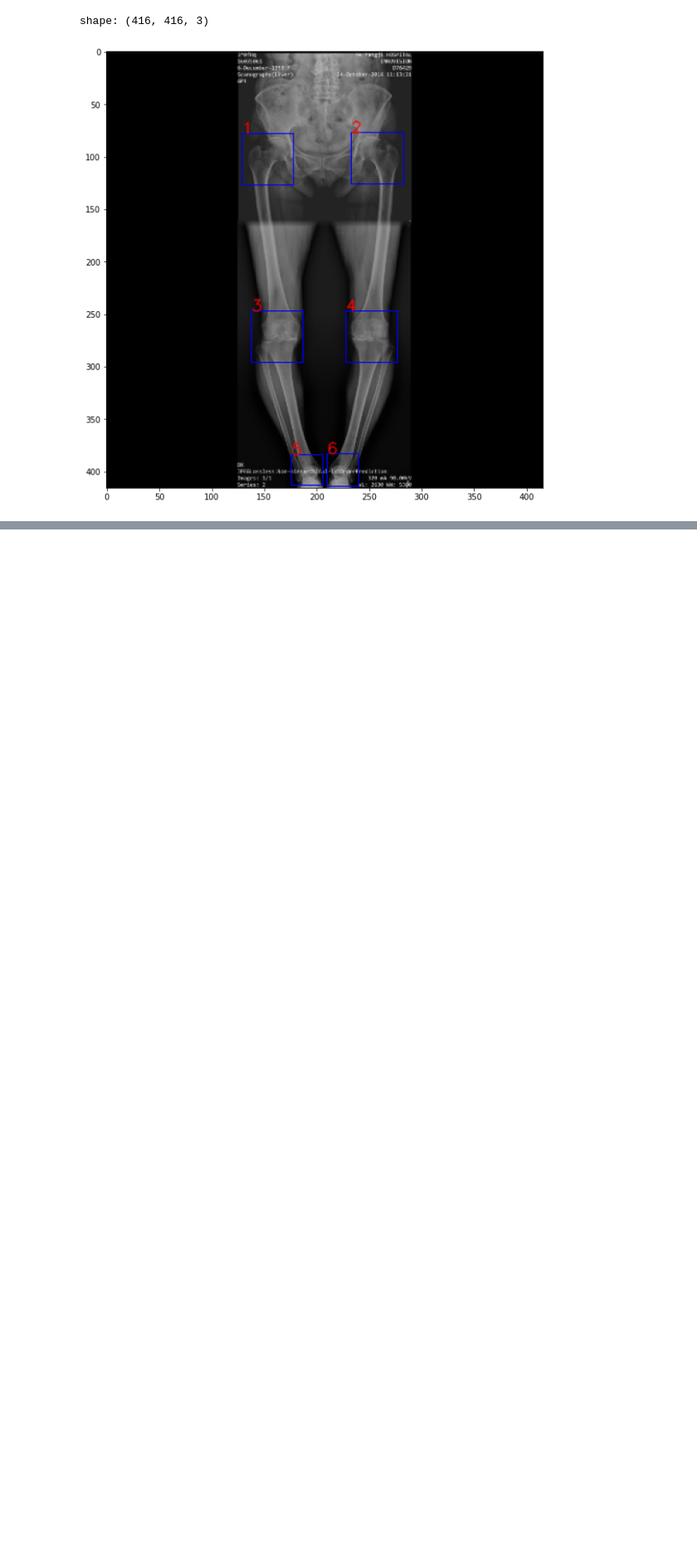
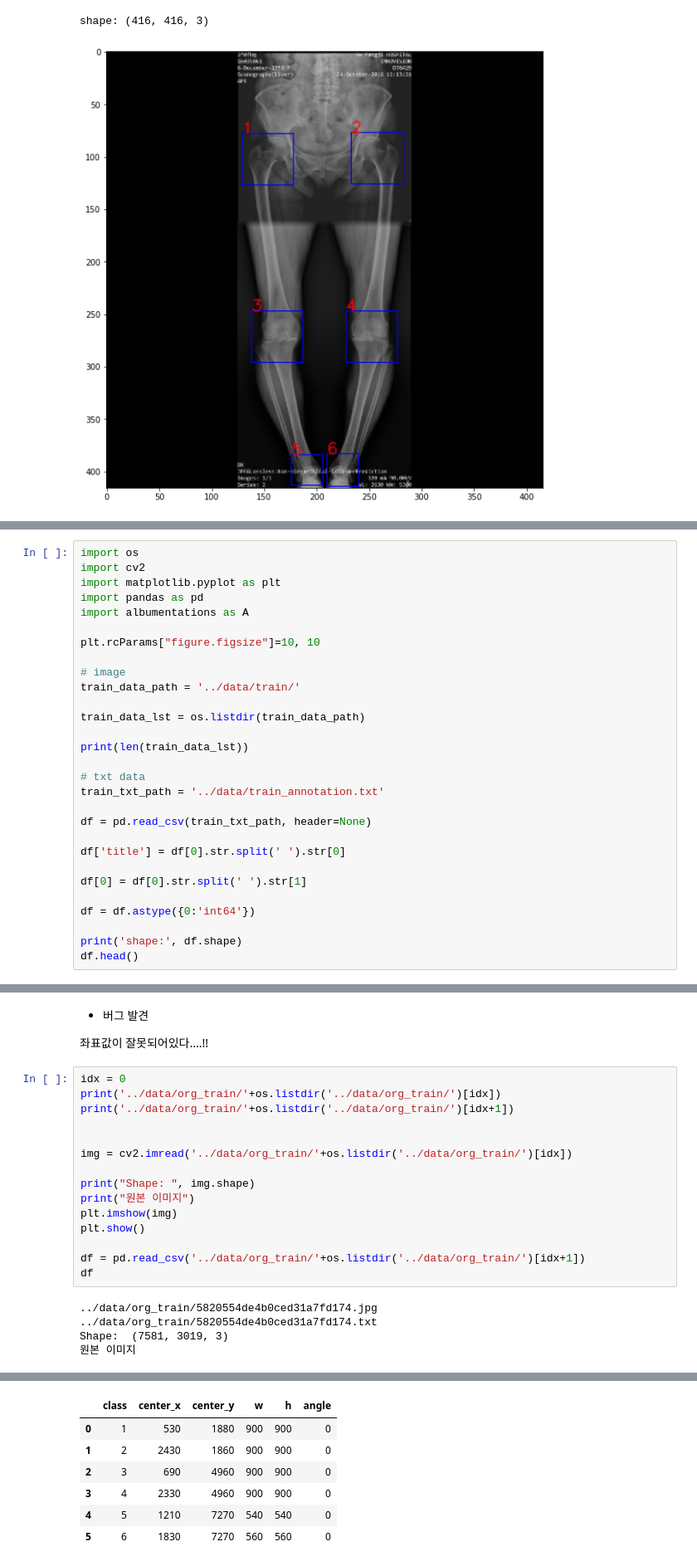
Before and after one commit to Lagom92/cnn_tutorial, a Jupyter notebook: 4. Detection yolo/EDA/resize_imgs_and_anno.ipynb, the cells around one changed output, grey strips where cells are left out. Shown at 83% size. Cells and saved outputs as stored; diff of their text form; blank space fills up the shorter version.

```diff
--- a/4. Detection yolo/EDA/resize_imgs_and_anno.ipynb
+++ b/4. Detection yolo/EDA/resize_imgs_and_anno.ipynb
@@ -375,0 +380,29 @@ shape: (416, 416, 3)
+# %%
+import os
+import cv2
+import matplotlib.pyplot as plt
+import pandas as pd
+import albumentations as A
+
+plt.rcParams["figure.figsize"]=10, 10
+
+# image
+train_data_path = '../data/train/'
+
+train_data_lst = os.listdir(train_data_path)
+
+print(len(train_data_lst))
+
+# txt data
+train_txt_path = '../data/train_annotation.txt'
+
+df = pd.read_csv(train_txt_path, header=None)
+
+df['title'] = df[0].str.split(' ').str[0]
+
+df[0] = df[0].str.split(' ').str[1]
+
+df = df.astype({0:'int64'})
+
+print('shape:', df.shape)
+df.head()
@@ -375,0 +487,24 @@ shape: (416, 416, 3)
+# %% [markdown]
+- 버그 발견
+
+좌표값이 잘못되어있다....!!
+# %%
+idx = 0
+print('../data/org_train/'+os.listdir('../data/org_train/')[idx])
+print('../data/org_train/'+os.listdir('../data/org_train/')[idx+1])
+
+
+img = cv2.imread('../data/org_train/'+os.listdir('../data/org_train/')[idx])
+
+print("Shape: ", img.shape)
+print("원본 이미지")
+plt.imshow(img)
+plt.show()
+
+df = pd.read_csv('../data/org_train/'+os.listdir('../data/org_train/')[idx+1])
+df
+# %% [output]
+../data/org_train/5820554de4b0ced31a7fd174.jpg
+../data/org_train/5820554de4b0ced31a7fd174.txt
+Shape:  (7581, 3019, 3)
+원본 이미지
@@ -375,0 +512,7 @@ shape: (416, 416, 3)
+|  | class | center_x | center_y | w | h | angle |
+| 0 | 1 | 530 | 1880 | 900 | 900 | 0 |
+| 1 | 2 | 2430 | 1860 | 900 | 900 | 0 |
+| 2 | 3 | 690 | 4960 | 900 | 900 | 0 |
+| 3 | 4 | 2330 | 4960 | 900 | 900 | 0 |
+| 4 | 5 | 1210 | 7270 | 540 | 540 | 0 |
+| 5 | 6 | 1830 | 7270 | 560 | 560 | 0 |
```
Also changed, not shown: parts of 19 cells of this notebook, 1 other file.
